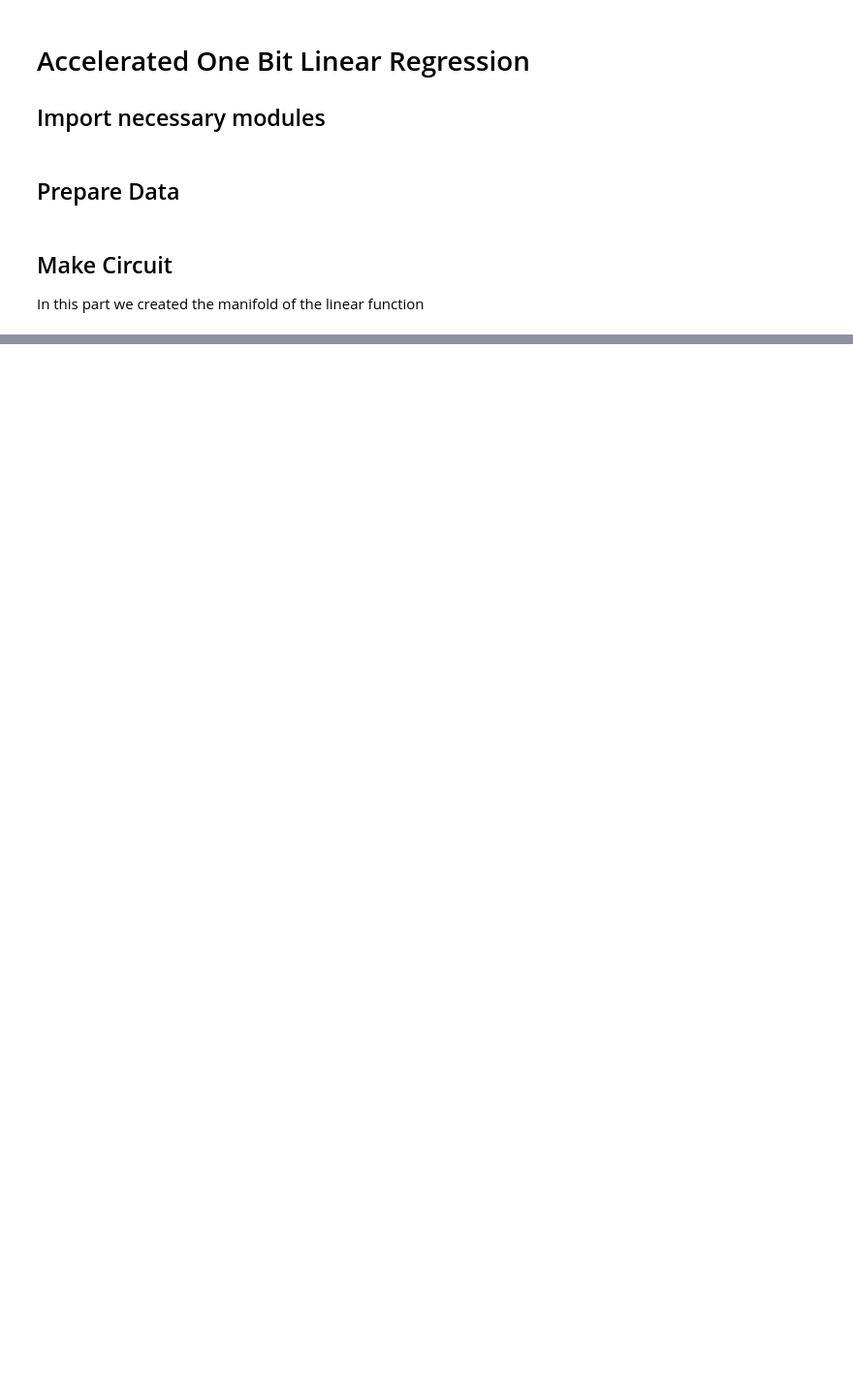
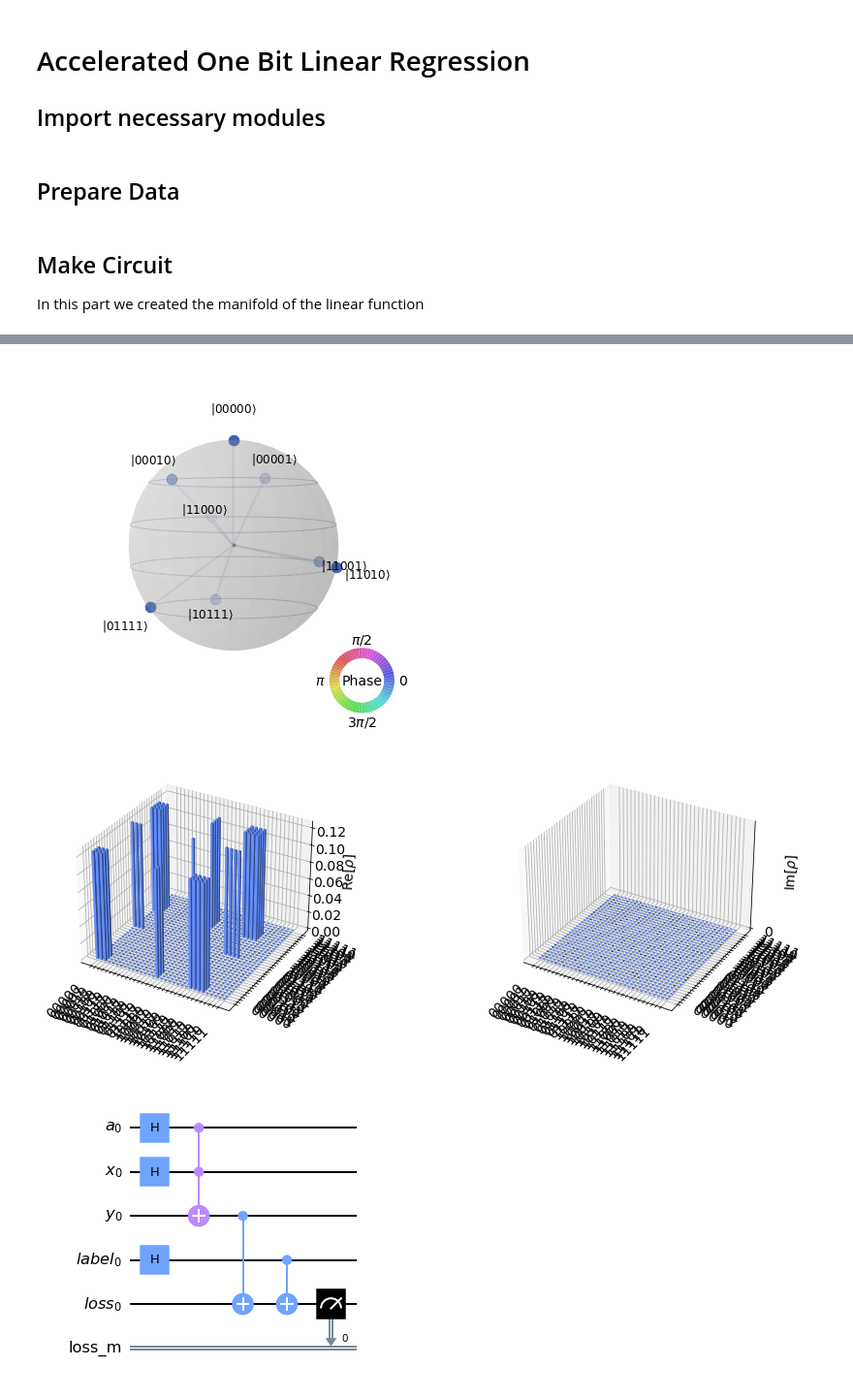
Before and after one commit to alihakimtaskiran/QuantumLinearRegression, a Jupyter notebook: Accelerated One Bit Linear Regression.ipynb, the cells around one changed output, grey strips where cells are left out. Shown: that part at 97% size. Saved outputs shown, nothing was run; the diff lists cells and outputs as text; code cells hidden in the pictures; blank space fills up the shorter version.

```diff
--- a/Accelerated One Bit Linear Regression.ipynb
+++ b/Accelerated One Bit Linear Regression.ipynb
@@ -91,0 +63,25 @@ display(qc.draw("mpl"))
+# %%
+x=QuantumRegister(1,name="x")
+a=QuantumRegister(1,name="a")
+loss=ClassicalRegister(1,name="loss_m")
+y=QuantumRegister(1,name="y")
+la=QuantumRegister(1,name="label")
+l2=QuantumRegister(1,name="loss")
+
+qc=QuantumCircuit(a,x,y,la,l2,loss)
+
+qc.h(0)
+qc.h(1)
+qc.h(3)
+qc.ccx(0,1,2)
+
+qc.cx(2,4)
+qc.cx(3,4)
+display(qc.draw("mpl"))
+
+be=Aer.get_backend("statevector_simulator")
+display(plot_state_qsphere(execute(qc,be).result().get_statevector()))
+display(plot_state_city(execute(qc,be).result().get_statevector()))
+qc.measure(4,0)
+display(qc.draw("mpl"))
+# %% [output]
@@ -91,0 +89,3 @@ display(qc.draw("mpl"))
+[figure, added]
+[figure, added]
+[figure, added]
```
Also changed, not shown: parts of 9 cells of this notebook.
